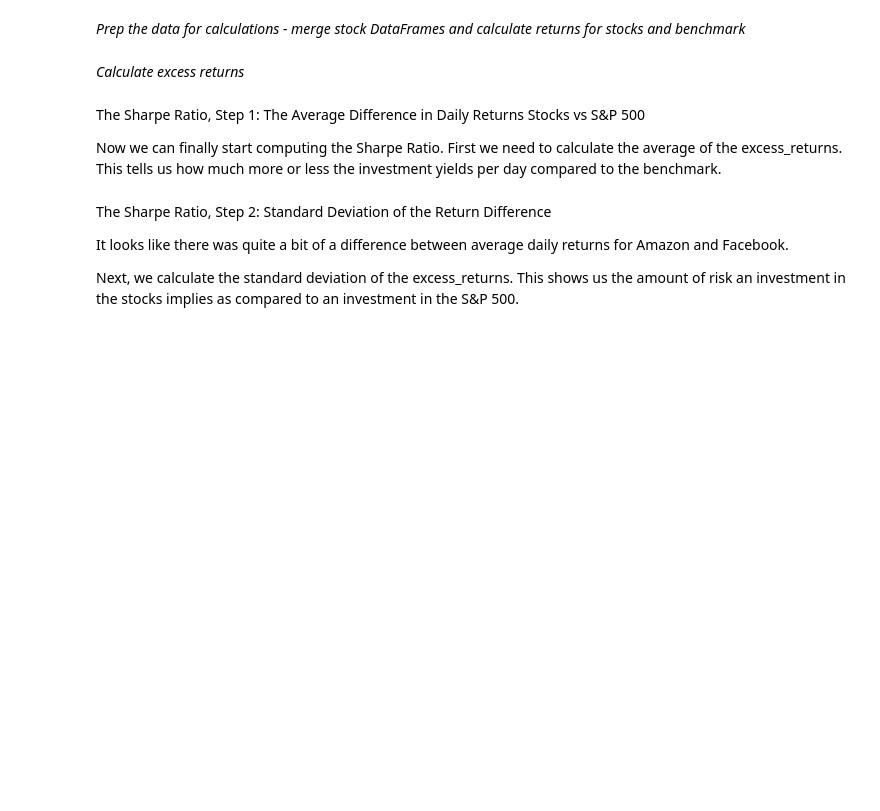
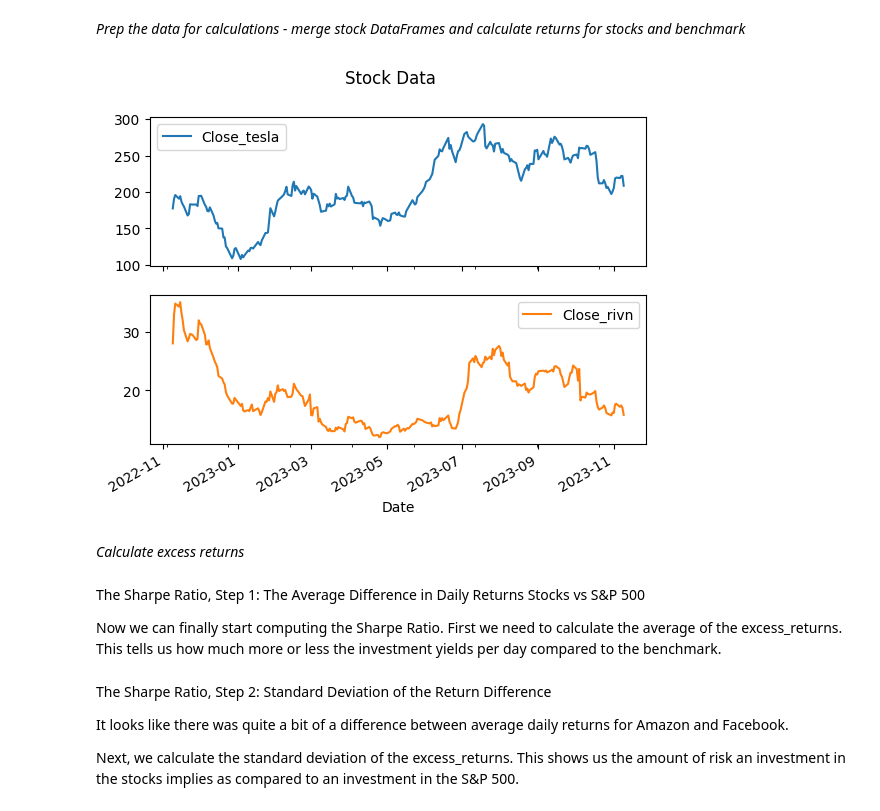
Before and after one commit to eyatzeck/sc-capstone, a Jupyter notebook: Sharpe.ipynb, the cells around one changed output. Saved outputs shown, nothing was run; the diff lists cells and outputs as text; code cells hidden in the pictures; blank space fills up the shorter version.

```diff
--- a/Sharpe.ipynb
+++ b/Sharpe.ipynb
@@ -99,34 +131,36 @@ _Prep the data for calculations - merge stock DataFrames and calculate returns f
 stock_data = tesla.merge(rivn, how='outer', left_index=True, right_index=True, suffixes=('_tesla', '_rivn'))
 
 # print(stock_data.head())
 
 # visualize the stock_data
-# stock_data[['Close_tesla','Close_rivn']].plot(subplots=True,title='Stock Data');
+stock_data[['Close_tesla','Close_rivn']].plot(subplots=True,title='Stock Data');
 
 # summarize the stock_data
 #print('Stock data summary:')
 # print(stock_data.describe())
 
 # benchmark_data['Close'].plot(subplots=True,title='SMP Benchmark Data');
 
 # print('Benchmark data summary:')
 # print(benchmark_data.describe())
 
 # calculate daily stock_data returns
 stock_returns = stock_data.pct_change()
 
 # plot the daily returns
 #stock_returns.plot(subplots=True,title='Stock Returns');
 
 # summarize the daily returns
 # print('Stock returns summary:')
 # print(stock_returns.describe())
 
 # calculate daily benchmark_data returns
 sp_returns = benchmark_data['Close'].pct_change()
 # print('Benchmark returns summary')
 # print(sp_returns)
 # sp_returns.plot(title='S&P 500 Returns');
+# %% [output]
+[figure, added]
 # %% [markdown]
 _Calculate excess returns_
 # %%
```
Also changed, not shown: parts of 4 cells of this notebook, 1 other file.
